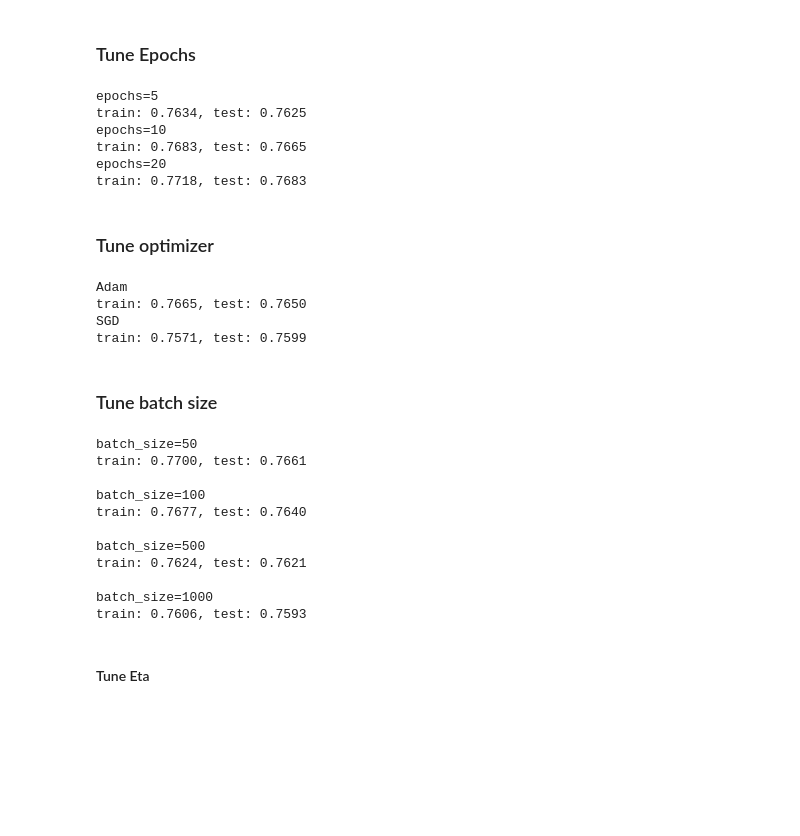
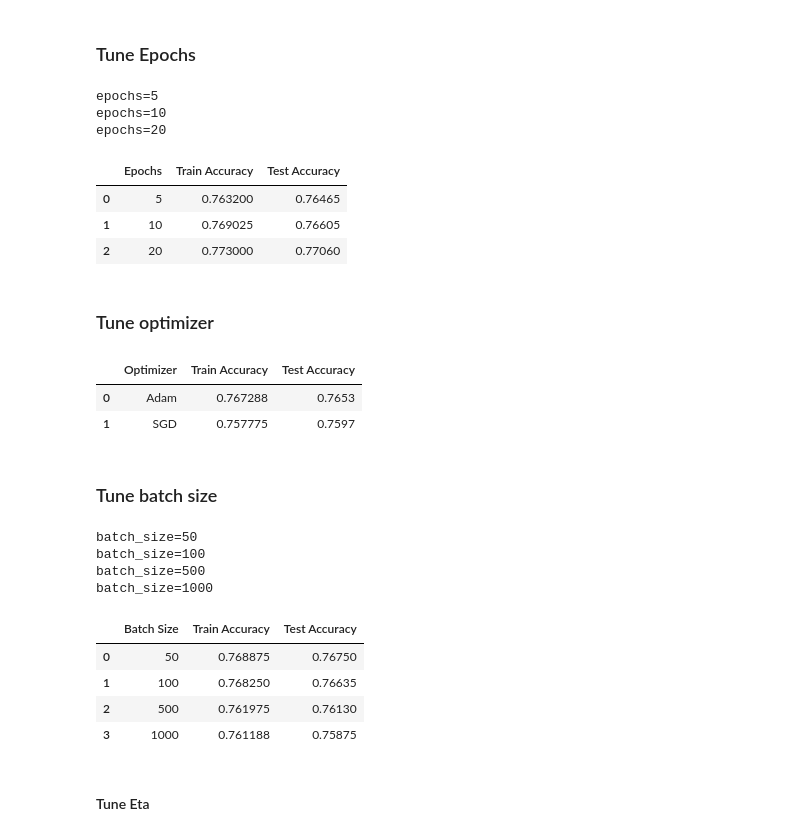
Before and after one commit to georgec123/dl_cw, a Jupyter notebook: src/parameter_tune.ipynb, the cells around one changed output. Drawn from its saved outputs; the diff is of its cells as text; code cells hidden in the pictures; blank space fills up the shorter version.

```diff
--- a/src/parameter_tune.ipynb
+++ b/src/parameter_tune.ipynb
@@ -73,6 +73,8 @@ def get_default_model():
 # %% [markdown]
 ### Tune Epochs
 # %%
+results = []
+
 for epochs in [5, 10,20]:
     print(f"{epochs=}")
 
@@ -82,57 +84,71 @@ for epochs in [5, 10,20]:
 
     model.fit(X_train, y_train, batch_size=100, epochs=epochs, callbacks=[history], verbose=0)
     train_a, test_a = predict_and_accuracy(model,  X_train, X_test, y_train, y_test)
-    print(f"train: {train_a:.4f}, test: {test_a:.4f}")
+
+    results.append({'Epochs': epochs, 'Train Accuracy': train_a, 'Test Accuracy': test_a})
+
+
+df = pd.DataFrame(results)
+df.style.format(na_rep='-', precision=4).hide(axis="index").to_latex('./tables/epochs_table.tex')
+df
 # %% [output]
 epochs=5
-train: 0.7634, test: 0.7625
 epochs=10
-train: 0.7683, test: 0.7665
 epochs=20
-train: 0.7718, test: 0.7683
+|  | Epochs | Train Accuracy | Test Accuracy |
+| 0 | 5 | 0.763200 | 0.76465 |
+| 1 | 10 | 0.769025 | 0.76605 |
+| 2 | 20 | 0.773000 | 0.77060 |
 # %% [markdown]
 ### Tune optimizer
 # %%
+results = []
+
 for optimizer in [Adam(), SGD()]:
-
-    print(f"{optimizer.get_config()['name']}")
 
     model, history = get_default_model()
     model.compile(optimizer=optimizer, loss="binary_crossentropy", metrics=["accuracy"])
 
     model.fit(X_train, y_train, batch_size=100, epochs=10, callbacks=[history], verbose=0)
     train_a, test_a = predict_and_accuracy(model,  X_train, X_test, y_train, y_test)
-    print(f"train: {train_a:.4f}, test: {test_a:.4f}")
+    results.append({'Optimizer': optimizer.get_config()['name'], 'Train Accuracy': train_a, 'Test Accuracy': test_a})
+
+df = pd.DataFrame(results)
+df.style.format(na_rep='-', precision=4).hide(axis="index").to_latex('./tables/optimizer_table.tex')
+df
 # %% [output]
-Adam
-train: 0.7665, test: 0.7650
-SGD
-train: 0.7571, test: 0.7599
+|  | Optimizer | Train Accuracy | Test Accuracy |
+| 0 | Adam | 0.767288 | 0.7653 |
+| 1 | SGD | 0.757775 | 0.7597 |
 # %% [markdown]
 ### Tune batch size
 # %%
+results = []
+
 for batch_size in [50, 100, 500, 1000]:
     print(f"{batch_size=}")
 
     model, history = get_default_model()
 
     model.compile(optimizer=Adam(), loss="binary_crossentropy", metrics=["accuracy"])
 
     model.fit(X_train, y_train, batch_size=batch_size, epochs=10, callbacks=[history], verbose=0)
     train_a, test_a = predict_and_accuracy(model,  X_train, X_test, y_train, y_test)
-    print(f"train: {train_a:.4f}, test: {test_a:.4f}\n")
+    results.append({'Batch Size': batch_size, 'Train Accuracy': train_a, 'Test Accuracy': test_a})
+
+df = pd.DataFrame(results)
+df.style.format(na_rep='-', precision=4).hide(axis="index").to_latex('./tables/batch_table.tex')
+df
 # %% [output]
 batch_size=50
-train: 0.7700, test: 0.7661
-
 batch_size=100
-train: 0.7677, test: 0.7640
-
 batch_size=500
-train: 0.7624, test: 0.7621
-
 batch_size=1000
-train: 0.7606, test: 0.7593
+|  | Batch Size | Train Accuracy | Test Accuracy |
+| 0 | 50 | 0.768875 | 0.76750 |
+| 1 | 100 | 0.768250 | 0.76635 |
+| 2 | 500 | 0.761975 | 0.76130 |
+| 3 | 1000 | 0.761188 | 0.75875 |
 # %% [markdown]
 #### Tune Eta
 # %%
```
Also changed, not shown: parts of 3 cells of this notebook, 6 other files.
